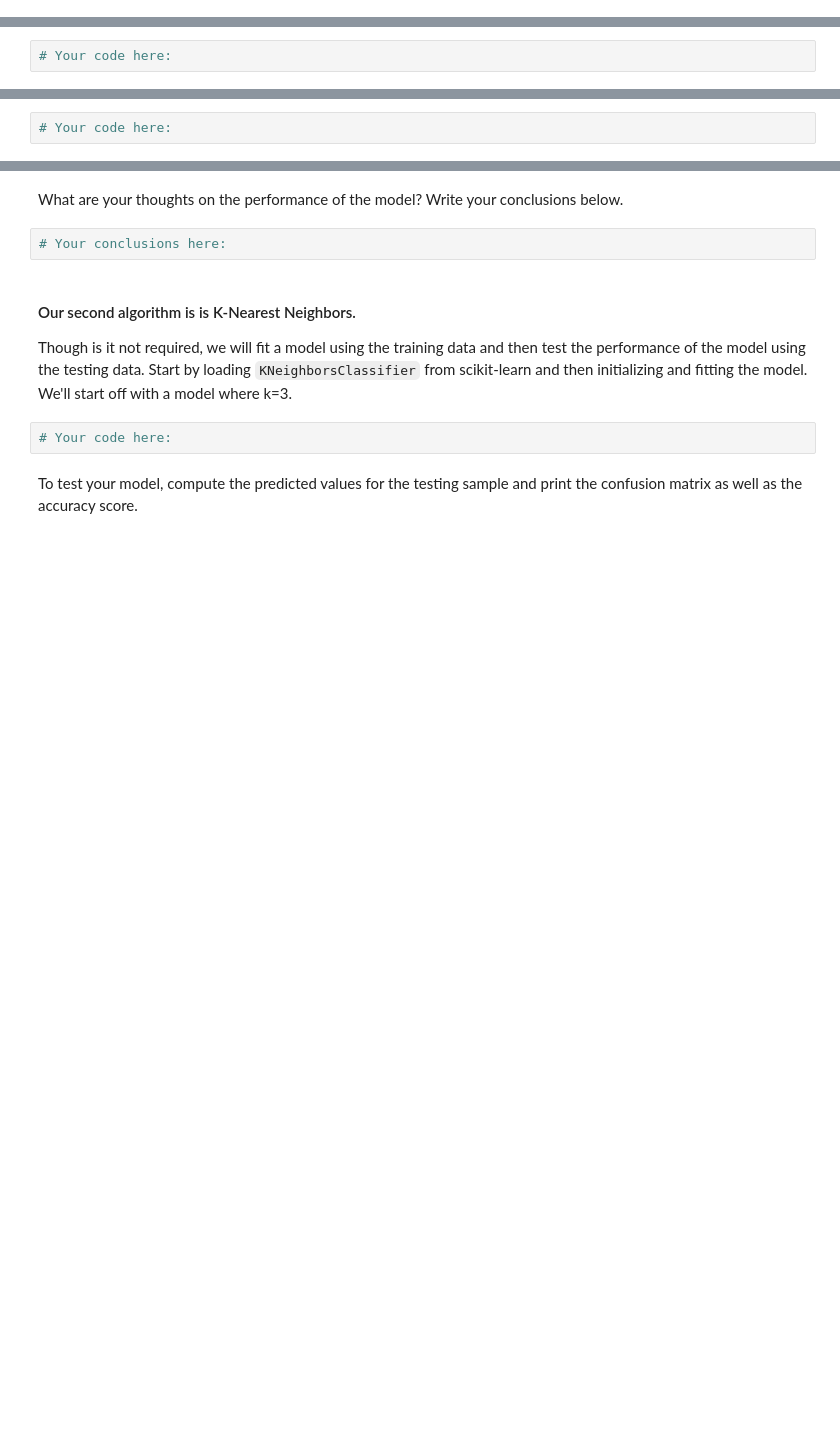
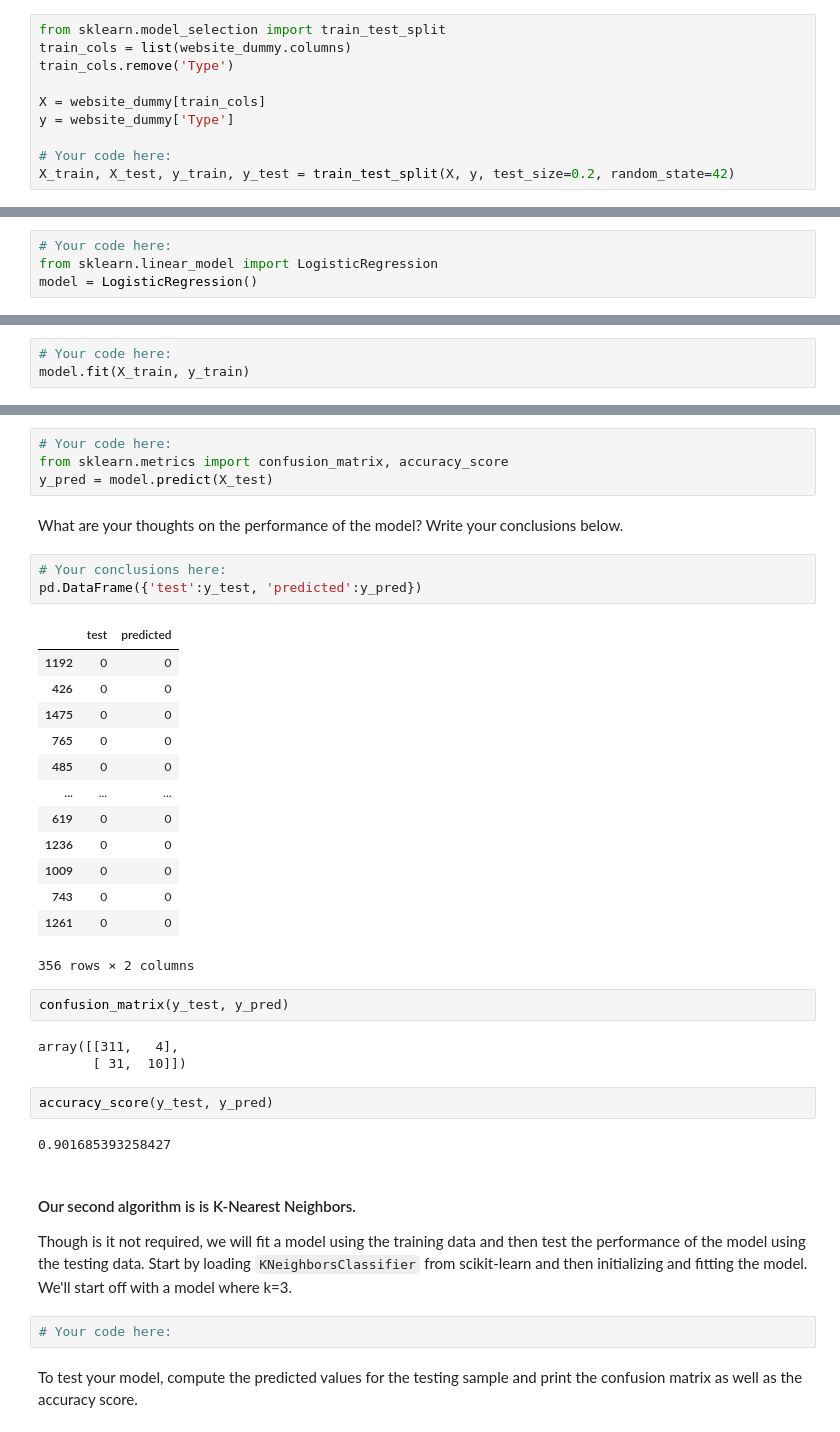
Before and after one commit to EtienneNL/data_analytics202103_module_3, a Jupyter notebook: labs/module_3_labs/Supervised-Learning/your-code/main.ipynb, the cells around one changed output, grey strips where cells are left out. Saved outputs shown, nothing was run; the diff lists cells and outputs as text; blank space fills up the shorter version.

```diff
--- a/labs/module_3_labs/Supervised-Learning/your-code/main.ipynb
+++ b/labs/module_3_labs/Supervised-Learning/your-code/main.ipynb
@@ -383,10 +534,23 @@ from sklearn.model_selection import train_test_split
+# %%
+from sklearn.model_selection import train_test_split
+train_cols = list(website_dummy.columns)
+train_cols.remove('Type')
+
+X = website_dummy[train_cols]
+y = website_dummy['Type']
+
+# Your code here:
+X_train, X_test, y_train, y_test = train_test_split(X, y, test_size=0.2, random_state=42)
 # %% [markdown]
 #### In this lab, we will try two different models and compare our results.
 
 The first model we will use in this lab is logistic regression. We have previously learned about logistic regression as a classification algorithm. In the cell below, load `LogisticRegression` from scikit-learn and initialize the model.
 # %%
 # Your code here:
+from sklearn.linear_model import LogisticRegression
+model = LogisticRegression()
 # %% [markdown]
 Next, fit the model to our training data. We have already separated our data into 4 parts. Use those in your model.
 # %%
 # Your code here:
+model.fit(X_train, y_train)
@@ -397,7 +568,35 @@ finally, import `confusion_matrix` and `accuracy_score` from `sklearn.metrics` a
+# %%
+# Your code here:
+from sklearn.metrics import confusion_matrix, accuracy_score
+y_pred = model.predict(X_test)
 # %% [markdown]
 What are your thoughts on the performance of the model? Write your conclusions below.
 # %%
 # Your conclusions here:
+pd.DataFrame({'test':y_test, 'predicted':y_pred})
+# %% [output]
+|  | test | predicted |
+| 1192 | 0 | 0 |
+| 426 | 0 | 0 |
+| 1475 | 0 | 0 |
+| 765 | 0 | 0 |
+| 485 | 0 | 0 |
+| ... | ... | ... |
+| 619 | 0 | 0 |
+| 1236 | 0 | 0 |
+| 1009 | 0 | 0 |
+| 743 | 0 | 0 |
+| 1261 | 0 | 0 |
+356 rows × 2 columns
+# %%
+confusion_matrix(y_test, y_pred)
+# %% [output]
+array([[311,   4],
+       [ 31,  10]])
+# %%
+accuracy_score(y_test, y_pred)
+# %% [output]
+0.901685393258427
 # %% [markdown]
 #### Our second algorithm is is K-Nearest Neighbors.
 
```
Also changed, not shown: parts of 33 cells of this notebook.
